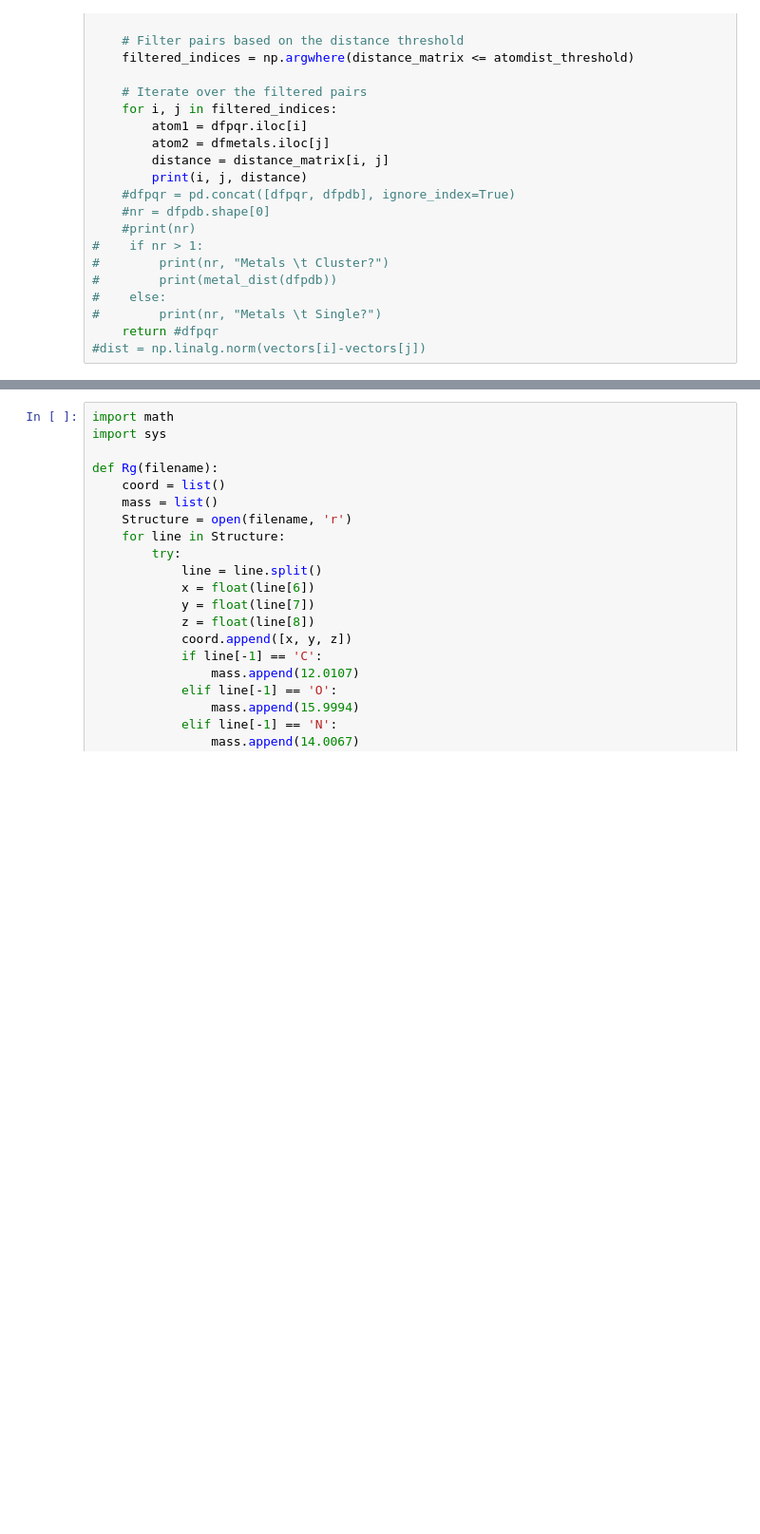
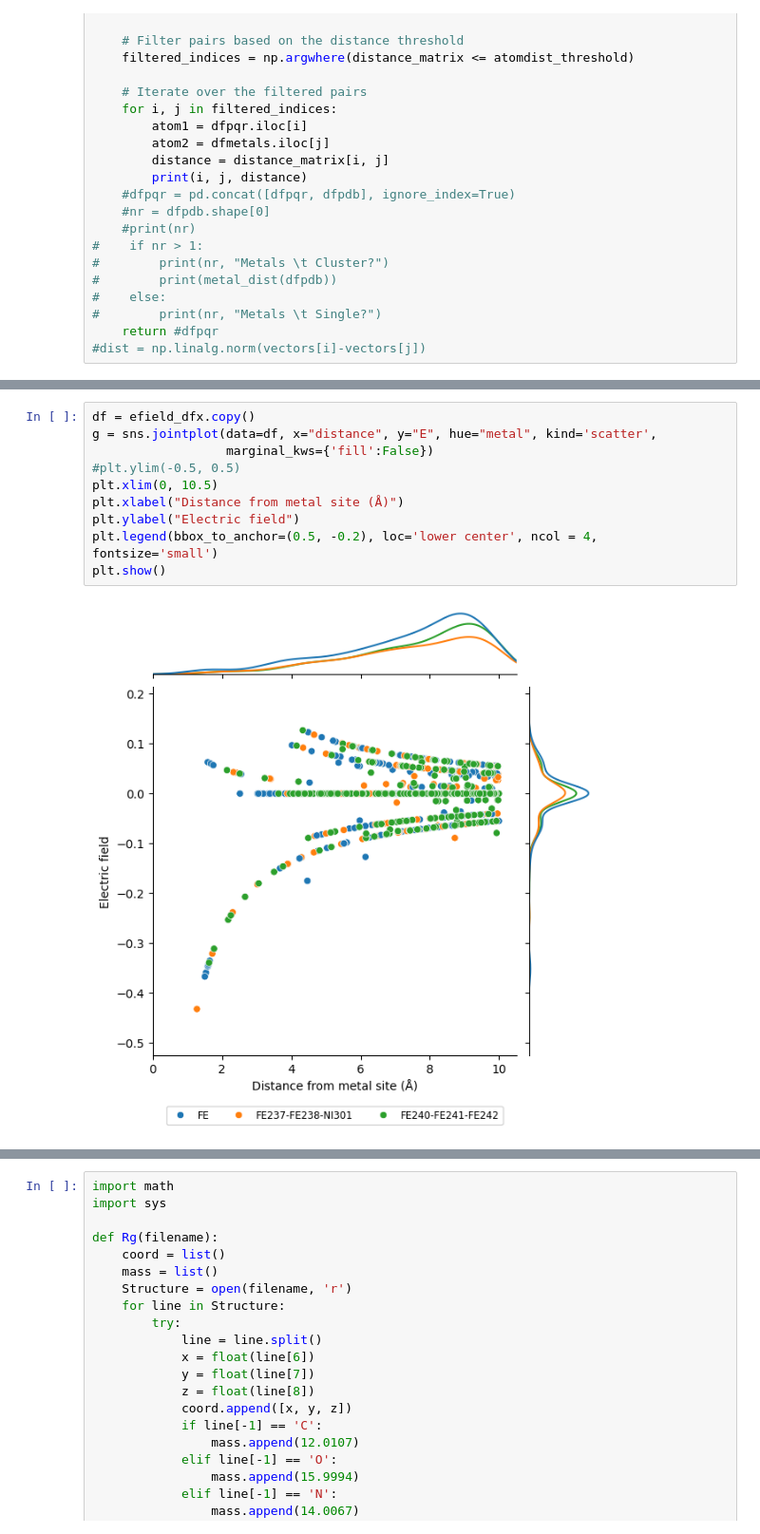
Before and after one commit to moisesgualapuro/pocket, a Jupyter notebook: code/resolution.ipynb, the cells around one changed output, grey strips where cells are left out. Shown at 95% size. Saved outputs shown, nothing was run; the diff lists cells and outputs as text; blank space fills up the shorter version.

```diff
--- a/code/resolution.ipynb
+++ b/code/resolution.ipynb
@@ -331,0 +316,12 @@ TypeError: combinations() missing required argument 'r' (pos 2)
+# %%
+df = efield_dfx.copy()
+g = sns.jointplot(data=df, x="distance", y="E", hue="metal", kind='scatter',
+                  marginal_kws={'fill':False})
+#plt.ylim(-0.5, 0.5)
+plt.xlim(0, 10.5)
+plt.xlabel("Distance from metal site (Å)")
+plt.ylabel("Electric field")
+plt.legend(bbox_to_anchor=(0.5, -0.2), loc='lower center', ncol = 4, fontsize='small')
+plt.show()
+# %% [output]
+[figure, added]
```
Also changed, not shown: parts of 7 cells of this notebook, 12 other files.
